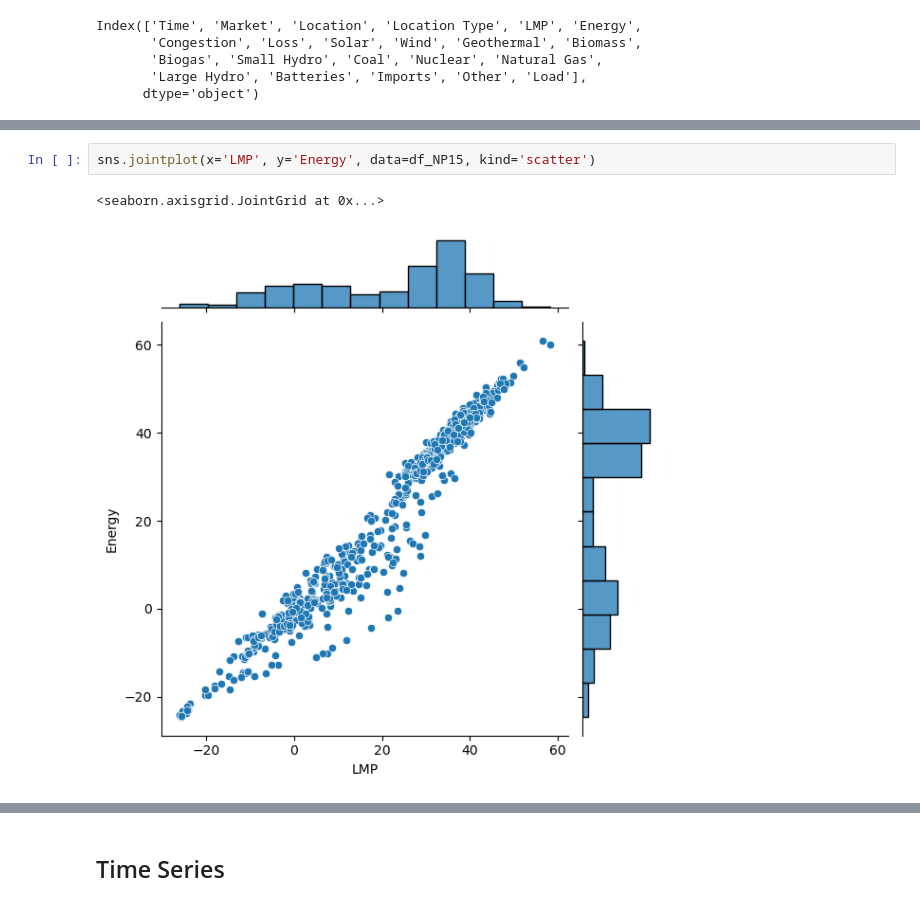
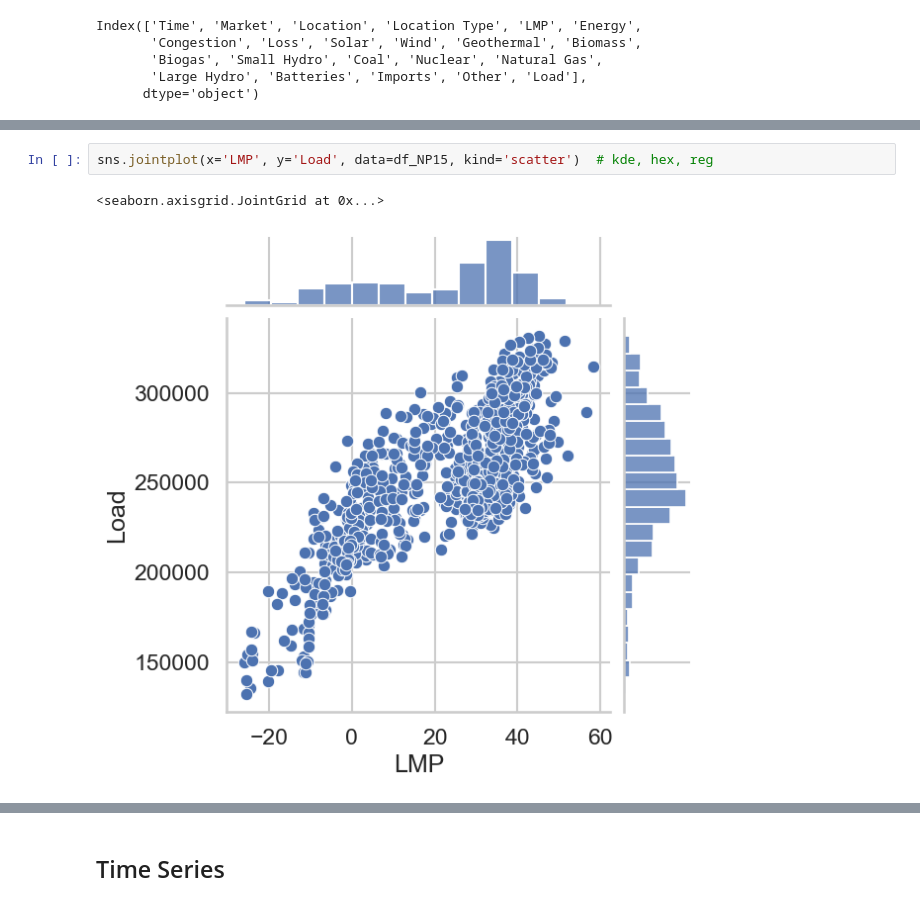
Before and after one commit to ChuhanShi/CAISO_LMP, a Jupyter notebook: powermarketprice.ipynb, the cells around one changed output, grey strips where cells are left out. Drawn from its saved outputs; the diff is of its cells as text.

```diff
--- a/powermarketprice.ipynb
+++ b/powermarketprice.ipynb
@@ -345,5 +405,5 @@ See the caveats in the documentation: https://pandas.pydata.org/pandas-docs/stab
 # %%
-sns.jointplot(x='LMP', y='Energy', data=df_NP15, kind='scatter')
+sns.jointplot(x='LMP', y='Load', data=df_NP15, kind='scatter')  # kde, hex, reg
 # %% [output]
 <seaborn.axisgrid.JointGrid at 0x...>
-[figure, old version]
+[figure, new version]
```
Also changed, not shown: parts of 24 cells of this notebook.
